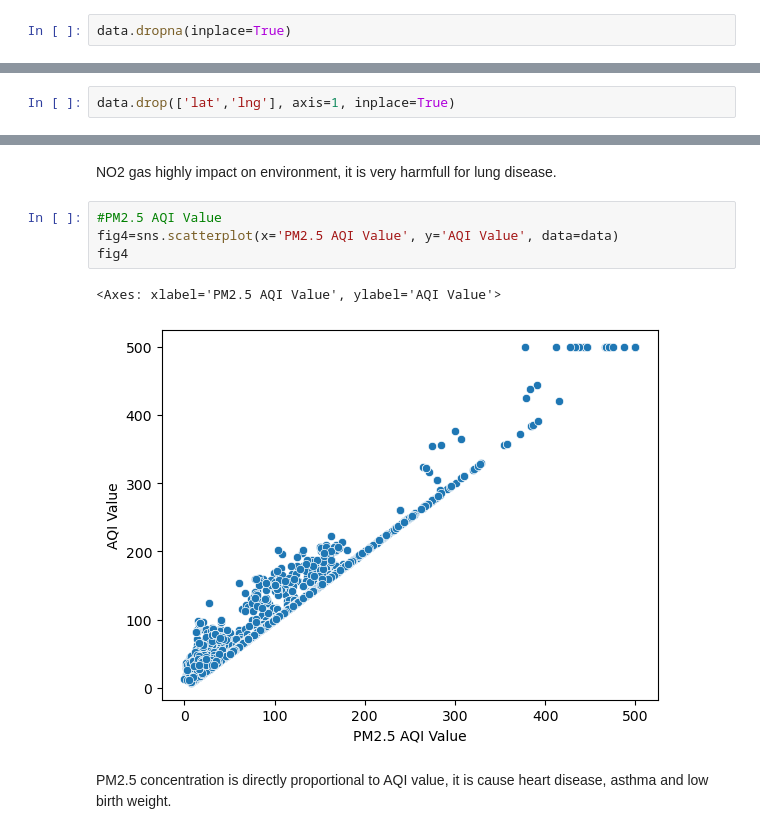
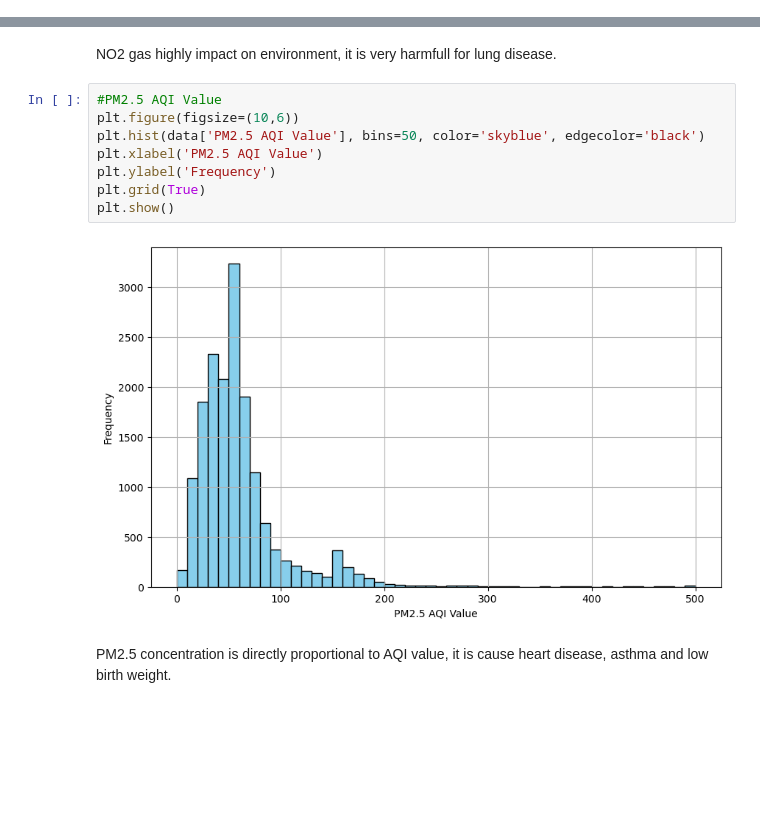
Before and after one commit to amitkumar-amr123/Trend-Analysis-of-World-Air-Quality-Index, a Jupyter notebook: AQI.ipynb, the cells around one changed output, grey strips where cells are left out. Cells and saved outputs as stored; diff of their text form; blank space fills up the shorter version.

```diff
--- a/AQI.ipynb
+++ b/AQI.ipynb
@@ -46,8 +47,6 @@ PM2.5 AQI Category      0
 lat                     0
 lng                     0
 dtype: int64
-# %%
-data.dropna(inplace=True)
 # %%
 data.head()
 # %% [output]
@@ -102,5 +72,3 @@ data.shape
-# %%
-data.drop(['lat','lng'], axis=1, inplace=True)
 # %%
 data.columns
 # %% [output]
@@ -190,11 +161,14 @@ fig3
 NO2 gas highly impact on environment, it is very harmfull for lung disease.
 # %%
 #PM2.5 AQI Value
-fig4=sns.scatterplot(x='PM2.5 AQI Value', y='AQI Value', data=data)
-fig4
+plt.figure(figsize=(10,6))
+plt.hist(data['PM2.5 AQI Value'], bins=50, color='skyblue', edgecolor='black')
+plt.xlabel('PM2.5 AQI Value')
+plt.ylabel('Frequency')
+plt.grid(True)
+plt.show()
 # %% [output]
-<Axes: xlabel='PM2.5 AQI Value', ylabel='AQI Value'>
-[figure, old version]
+[figure, new version]
 # %% [markdown]
 PM2.5 concentration is directly proportional to AQI value, it is cause heart disease, asthma and low birth weight.
 # %%
```
Also changed, not shown: parts of 24 cells of this notebook.
